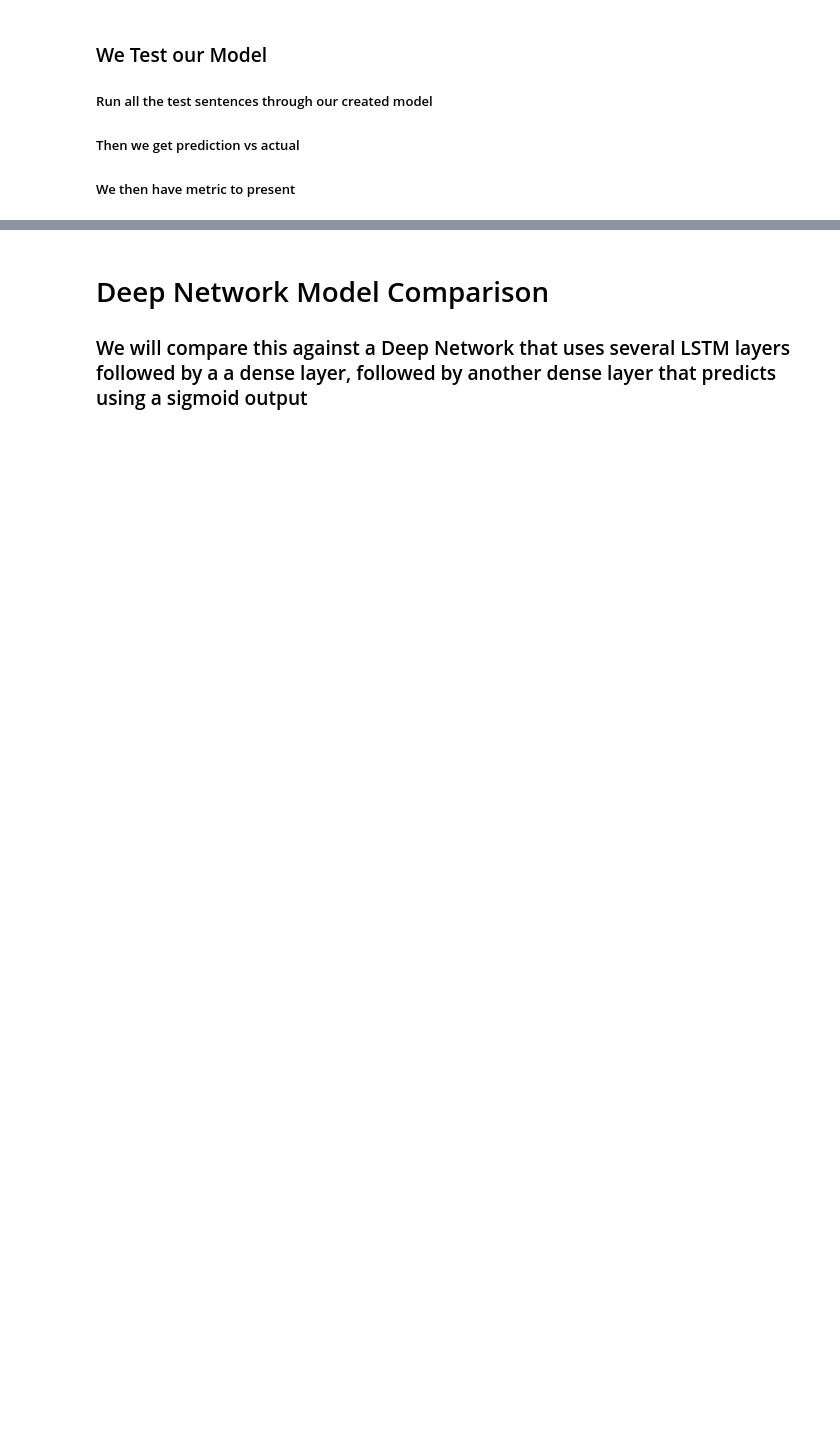
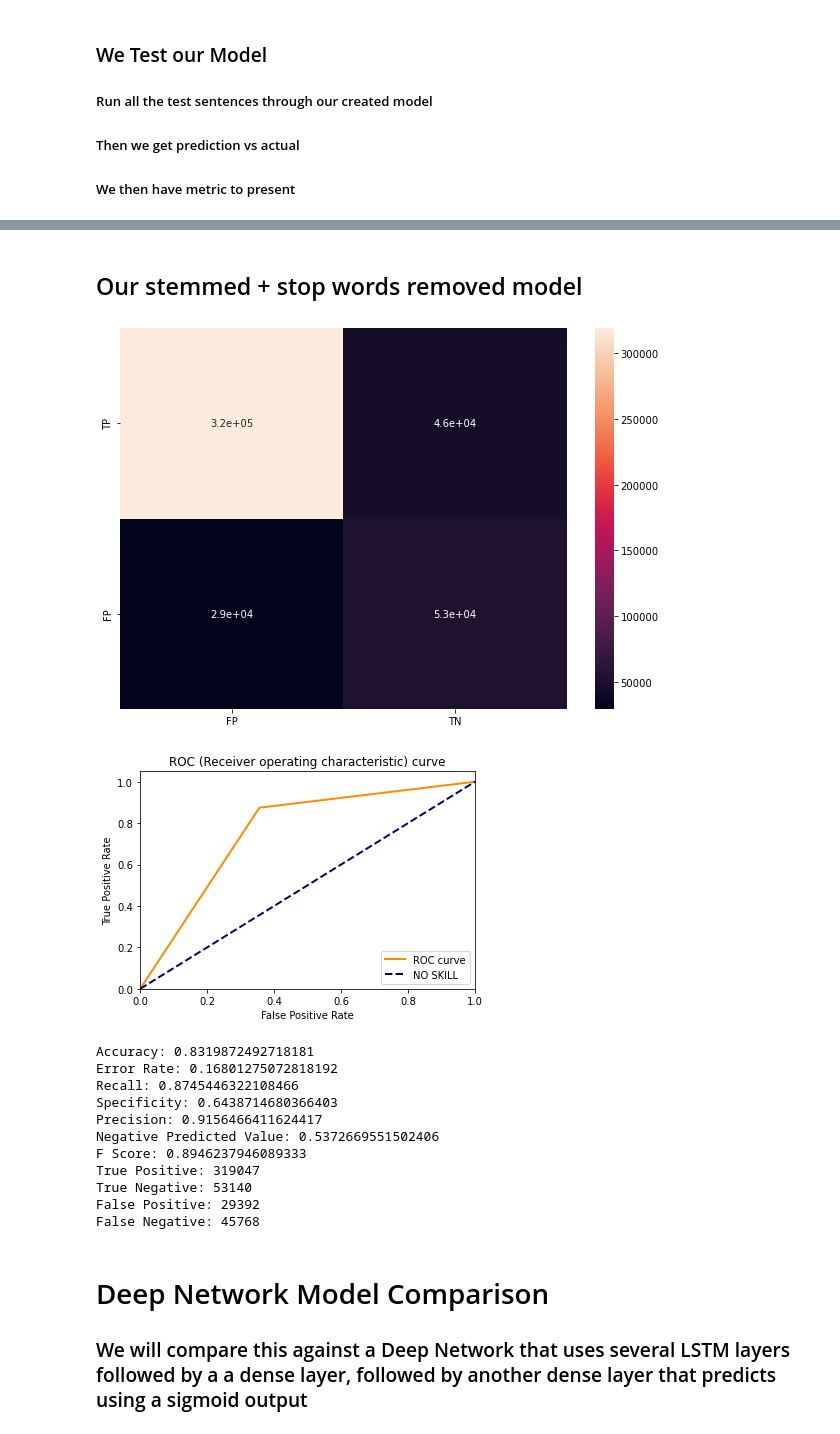
Before and after one commit to austinroddy/CS481-Final-Project-Programming-Assignment-2, a Jupyter notebook: programming-assignment-2-wow.ipynb, the cells around one changed output, grey strips where cells are left out. Cells and saved outputs as stored; diff of their text form; code cells hidden in the pictures; blank space fills up the shorter version.

```diff
--- a/programming-assignment-2-wow.ipynb
+++ b/programming-assignment-2-wow.ipynb
@@ -235,8 +220,8 @@ testing_pos_dataset_list_alpha_cleaned_stemmed =testing_pos_dataset_list_alpha_c
 testing_neg_dataset_list_alpha_cleaned_stemmed = testing_neg_dataset_list_alpha_cleaned_tokenized_stopwords_removed
 # %%
 #We need to flatten our training for the bayes model
-training_pos_flat = flat_list = [item for sublist in training_pos_dataset_list_alpha_cleaned_stemmed for item in sublist]
-training_neg_flat = flat_list = [item for sublist in training_neg_dataset_list_alpha_cleaned_stemmed for item in sublist]
+training_pos_flat = [item for sublist in training_pos_dataset_list_alpha_cleaned_stemmed for item in sublist]
+training_neg_flat = [item for sublist in training_neg_dataset_list_alpha_cleaned_stemmed for item in sublist]
 # %% [markdown]
 ### With clean data now, we can make our Bayes Model
 ##### For this, we can get work counts over the total number of words for each class
@@ -273,7 +254,7 @@ save_model(probability_pos, pos_denom, total_vocab_size, pos_nom, 'pos_prob.txt'
 save_model(probability_neg, neg_denom, total_vocab_size, neg_nom, 'neg_prob.txt')
 # %%
 def load_model(file):
-    model = open(file, 'r')
+    model = open(file, 'r', encoding="utf8")
     Lines = model.readlines()
     count = 0
     wourd_count_dict = {}
@@ -396,8 +380,8 @@ def statistics(tp, fp, fn, tn):
     sn.heatmap(df_cm, annot=True)
 
 
-    accuracy = (tp+tn)/(tp+tp+fp+fn)
-    error_rate = (fp+fn)/(tp+tp+fp+fn)
+    accuracy = (tp+tn)/(tp+fp+fn+tn)
+    error_rate = (fp+fn)/(tp+fp+fn+tn)
     recall = tp/(tp+fn)
     specificity = tn/(tn+fp)
     precision = tp/(tp+fp)
@@ -451,0 +436,2 @@ False Negative: 24784
+# %% [markdown]
+## Our stemmed + stop words removed model
@@ -452,3 +526,41 @@ False Negative: 24784
+# %%
+tp = 0
+fp = 0
+fn = 0
+tn = 0
+
+class_prob_pos, denom_pos, total_vocab_size, wourd_dict_pos = load_model('pos_prob_stemmed_stopwords.txt')
+class_prob_neg, denom_neg, total_vocab_size, wourd_dict_neg = load_model('neg_prob_stemmed_stopwords.txt')
+
+for sentence in testing_pos_stemmed:
+    prediction = inference(sentence, class_prob_pos, denom_pos, total_vocab_size, wourd_dict_pos, class_prob_neg, denom_neg, wourd_dict_neg, p_print=False)
+    if prediction == 1:
+        tp = tp + 1
+    else:
+        fn = fn + 1
+
+for sentence in testing_neg_stemmed:
+    prediction = inference(sentence, class_prob_pos, denom_pos, total_vocab_size, wourd_dict_pos, class_prob_neg, denom_neg, wourd_dict_neg, p_print=False)
+    if prediction == -1:
+        tn = tn + 1
+    else:
+        fp = fp + 1
+
+statistics(tp, fp, fn, tn)
+# %% [output]
+[figure, added]
+[figure, added]
+Accuracy: 0.8319872492718181
+Error Rate: 0.16801275072818192
+Recall: 0.8745446322108466
+Specificity: 0.6438714680366403
+Precision: 0.9156466411624417
+Negative Predicted Value: 0.5372669551502406
+F Score: 0.8946237946089333
+True Positive: 319047
+True Negative: 53140
+False Positive: 29392
+False Negative: 45768
 # %% [markdown]
 # Deep Network Model Comparison
 ### We will compare this against a Deep Network that uses several LSTM layers followed by a a dense layer, followed by another dense layer that predicts using a sigmoid output
```
Also changed, not shown: parts of 17 cells of this notebook, 5 other files.
